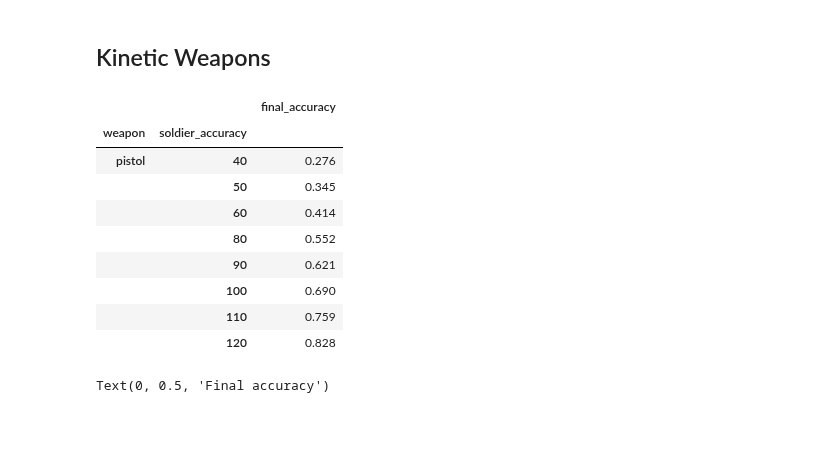
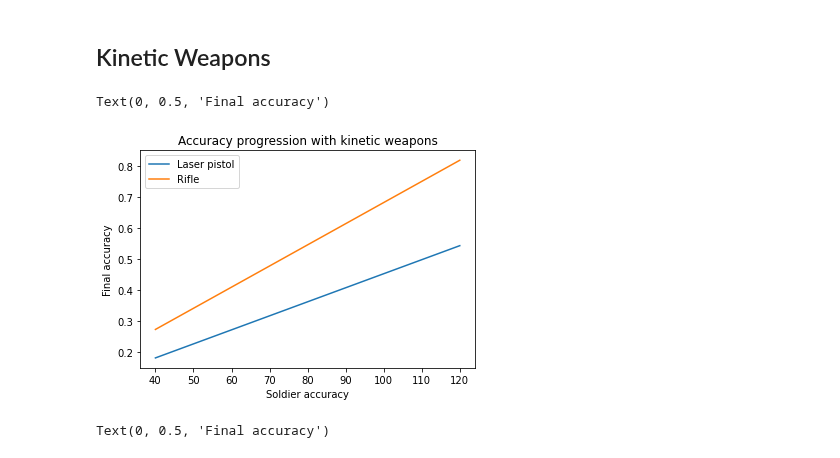
Before and after one commit to Bernardo-MG/xcom-analysis-jupyter-notebook, a Jupyter notebook: enemy_unknown/weapon_accuracy.ipynb, the cells around one changed output. Drawn from its saved outputs; the diff is of its cells as text; code cells hidden in the pictures; blank space fills up the shorter version.

```diff
--- a/enemy_unknown/weapon_accuracy.ipynb
+++ b/enemy_unknown/weapon_accuracy.ipynb
@@ -138,19 +138,17 @@ weapon_proficiency_development
 184 rows × 1 columns
 # %% [markdown]
 ## Kinetic Weapons
-# %%
-weapon_proficiency_development.loc[ ["pistol"] ]
-# %% [output]
-|  |  | final_accuracy |
-| weapon | soldier_accuracy |  |
-| pistol | 40 | 0.276 |
-|  | 50 | 0.345 |
-|  | 60 | 0.414 |
-|  | 80 | 0.552 |
-|  | 90 | 0.621 |
-|  | 100 | 0.690 |
-|  | 110 | 0.759 |
-|  | 120 | 0.828 |
+# %%
+weapon_proficiency_development_kinetic = weapon_proficiency_development.loc[ ["laser_pistol", "rifle"] ]
+weapon_proficiency_development_kinetic = weapon_proficiency_development_kinetic.sort_values(by=["final_accuracy"])
+weapon_proficiency_development_kinetic = weapon_proficiency_development_kinetic.unstack(level=0)
+ax = weapon_proficiency_development_kinetic.plot(title="Accuracy progression with kinetic weapons")
+ax.legend(["Laser pistol", "Rifle"]);
+ax.set_xlabel("Soldier accuracy")
+ax.set_ylabel("Final accuracy")
+# %% [output]
+Text(0, 0.5, 'Final accuracy')
+[figure, added]
 # %%
 weapon_proficiency_development_kinetic = weapon_proficiency_development.loc[ ["pistol", "rifle", "heavy_cannon", "auto_cannon"] ]
 weapon_proficiency_development_kinetic = weapon_proficiency_development_kinetic.sort_values(by=["final_accuracy"])
```
